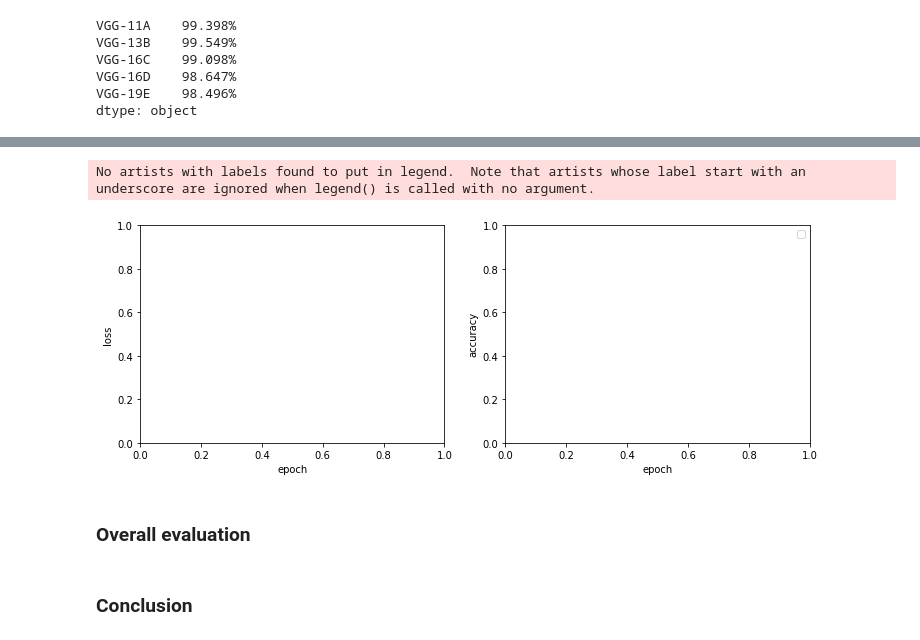
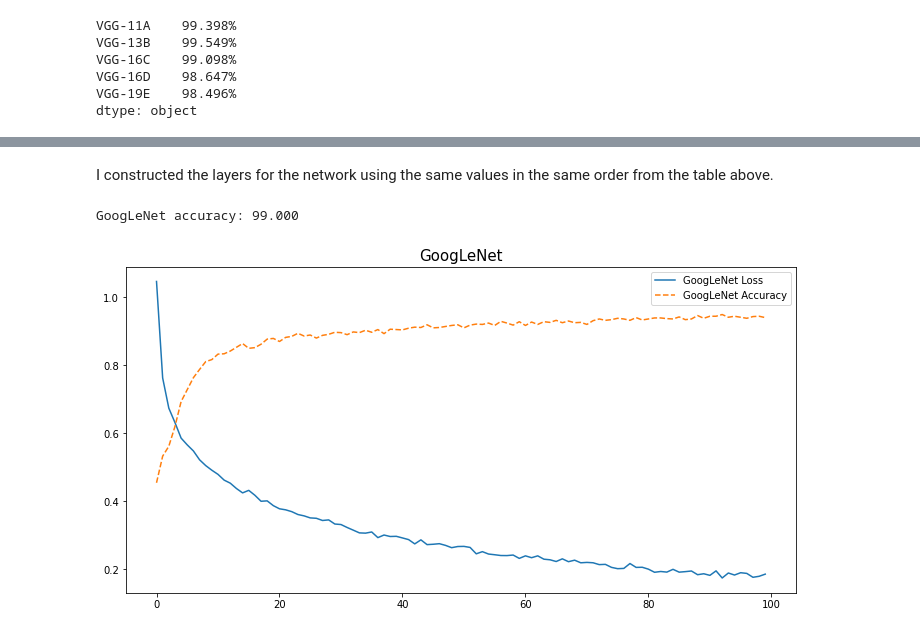
Before and after one commit to WTS012201/CSE4334, a Jupyter notebook: assignment2/eval.ipynb, the cells around one changed output, grey strips where cells are left out. Saved outputs shown, nothing was run; the diff lists cells and outputs as text; code cells hidden in the pictures.

```diff
--- a/assignment2/eval.ipynb
+++ b/assignment2/eval.ipynb
@@ -70,3 +78,24 @@ Class weights
 0.518      Airplane
 0.520    Motorcycle
 dtype: object
+# %%
+import pandas as pd
+
+class_weights = []
+total_len = 0
+for _, _, files in os.walk(DATA_DIR):
+    if len(files) > 0:
+        class_weights.append(len(files))
+    total_len += len(files)
+plt.bar(classes[::-1], class_weights)
+plt.title("Number of images per class")
+plt.show()
+
+class_weights = np.round((1 - np.array(class_weights) / total_len), 3)
+class_weights = class_weights.tolist()
+
+print("Class weights")
+df = pd.Series(classes[::-1], class_weights)
+class_weights = torch.tensor(class_weights)
+
+df
@@ -646,4 +646,6 @@ class GoogLeNet(nn.Module):
         x = self.classifier(x)
 
         return x
+# %% [markdown]
+I constructed the layers for the network using the same values in the same order from the table above.
 # %%
@@ -667,34 +668,16 @@ print("evaluating...")
 n_params = count_params(model)
 runs_google.append(("GoogLeNet", n_params, epoch_data))
 del model
-# %%
-from matplotlib.pyplot import xlabel
-
-
-fig, axs = plt.subplots(1, 2, figsize=(12,4))
-
-for (label, n_params, epoch_data) in runs_google:
-    train_info = [*zip(*epoch_data)]
-    axs[0].plot(train_info[0], train_info[1], label=(label + " Train"))
-    axs[1].plot(train_info[0], train_info[2], label=(label + " Train"))
-    # axs[1].plot(train_info[0], train_info[3], label=(label + " Val"), linestyle="dashed")
-
-for ax in axs:
-    ax.set(xlabel="epoch")
-
-axs[0].set(ylabel="loss")
-axs[1].set(ylabel="accuracy")
-plt.legend()
-plt.show()
-
-# print(runs_google[0][1])
-# for (label, n_params, epoch_data) in runs_google:
-#     train_info = [*zip(*epoch_data)]
-#     print(train_info[3])
-# %% [output]
-No artists with labels found to put in legend.  Note that artists whose label start with an underscore are ignored when legend() is called with no argument.
-[figure, removed]
-# %% [markdown]
-### Overall evaluation
-# %% [markdown]
-### Conclusion
+# %%
+train_info = [*zip(*runs_google[0][2])]
+acc = np.array(train_info[2]) / 100
+plt.figure(figsize=(12,6))
+plt.title("GoogLeNet", fontsize=15)
+plt.plot(train_info[0], train_info[1], label="GoogLeNet Loss")
+plt.plot(train_info[0], acc, label="GoogLeNet Accuracy", linestyle="dashed")
+plt.legend()
+
+print(f"GoogLeNet accuracy: {train_info[0][-1]:.3f}")
+# %% [output]
+GoogLeNet accuracy: 99.000
+[figure, added]
```
Also changed, not shown: parts of 28 cells of this notebook.
